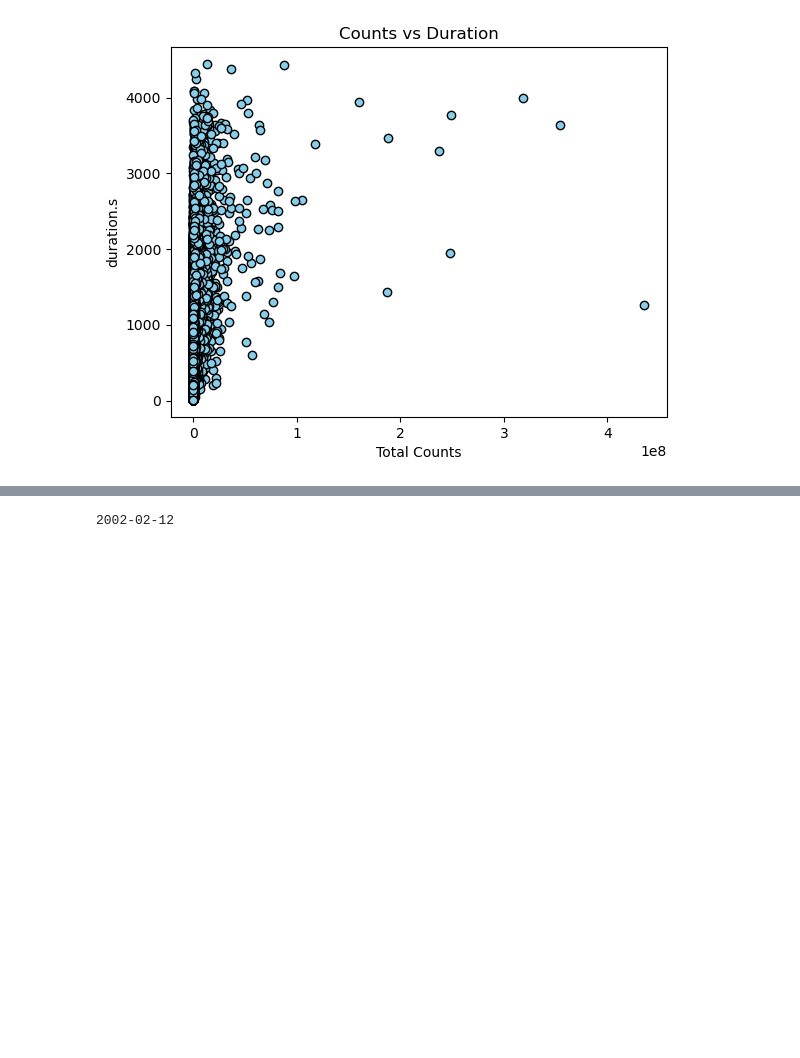
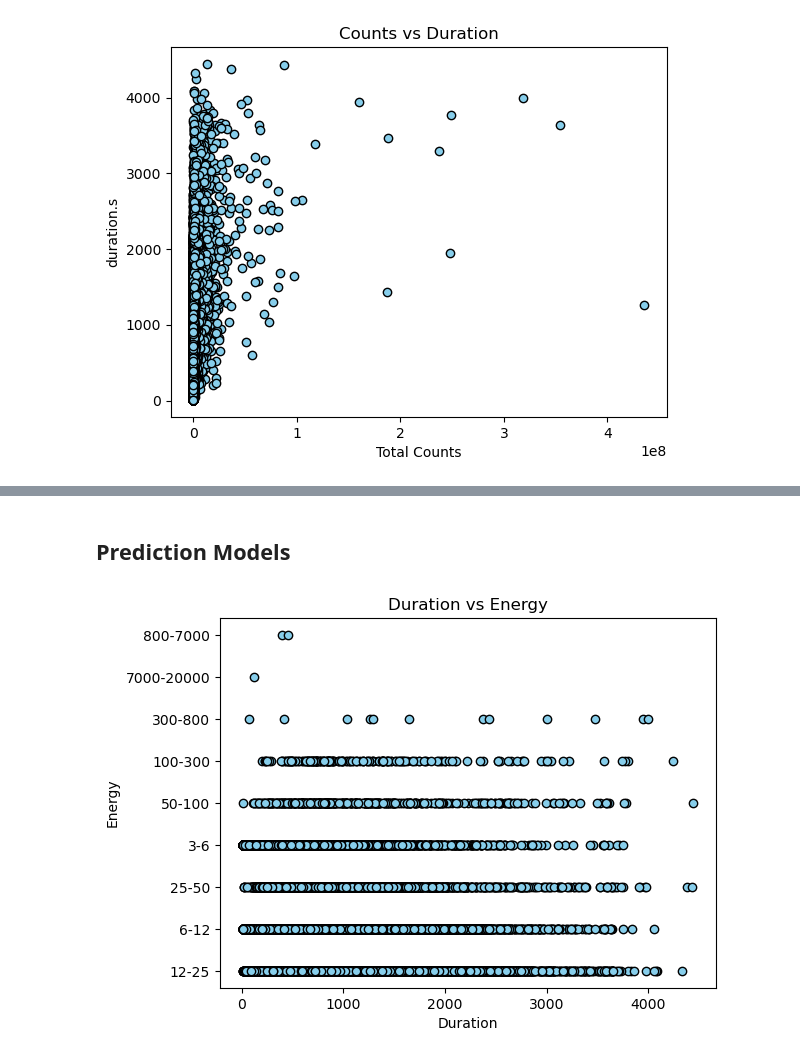
Before and after one commit to t-dowd/Solar-Flare-Project, a Jupyter notebook: SolarFlare.ipynb, the cells around one changed output, grey strips where cells are left out. Saved outputs shown, nothing was run; the diff lists cells and outputs as text; code cells hidden in the pictures; blank space fills up the shorter version.

```diff
--- a/SolarFlare.ipynb
+++ b/SolarFlare.ipynb
@@ -127,6 +127,0 @@ for key, value in DatePairs.items():
-# %%
-# Day Year Hash
-
-print(Full_Solar_Data['start.date'])
-# %% [output]
-2002-02-12
@@ -132,0 +141,2 @@ print(Full_Solar_Data['start.date'])
+# %% [markdown]
+## Prediction Models
@@ -132,0 +145,16 @@ print(Full_Solar_Data['start.date'])
+# %%
+# Duration vs Energy
+
+Duration = Full_Solar_Data['duration.s']
+
+
+Energy = Full_Solar_Data['energy.kev']
+
+plt.scatter(Full_Solar_Data['duration.s'], Full_Solar_Data['energy.kev'], color='skyblue', edgecolor='black')
+
+plt.title('Duration vs Energy')
+plt.xlabel('Duration')
+plt.ylabel('Energy')
+plt.show()
+# %% [output]
+[figure, added]
```
Also changed, not shown: parts of 6 cells of this notebook, 1 other file.
